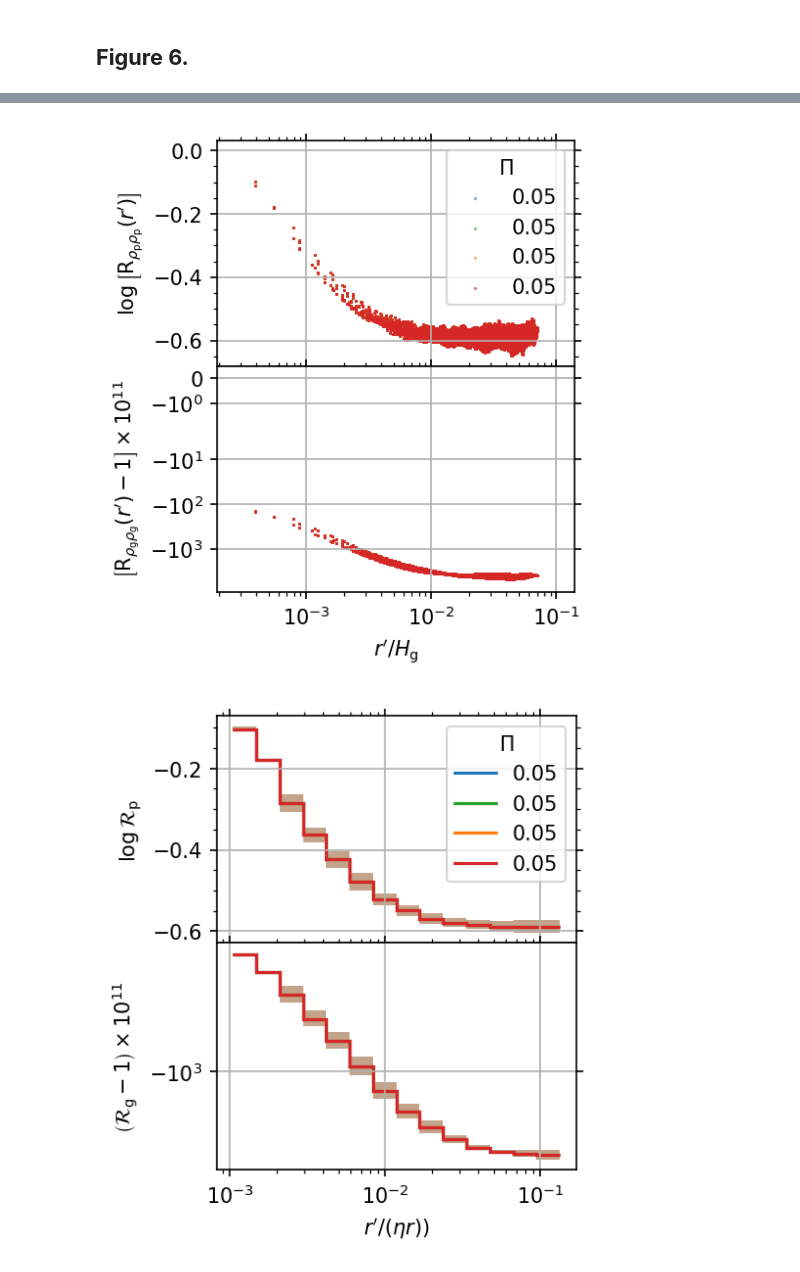
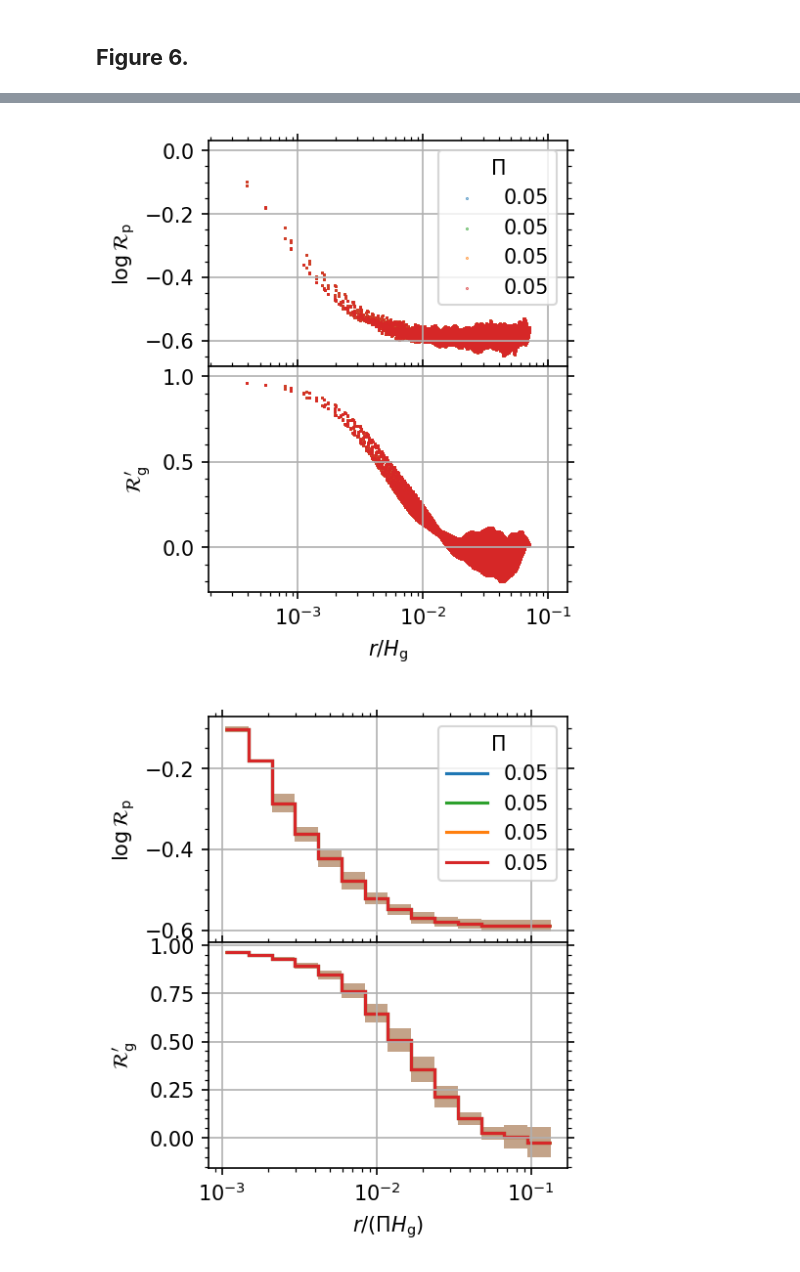
Before and after one commit to sabaronett/streaming-instability, a Jupyter notebook: ipynb/ACF.ipynb, the cells around one changed output, grey strips where cells are left out. Drawn from its saved outputs; the diff is of its cells as text; code cells hidden in the pictures.

```diff
--- a/ipynb/ACF.ipynb
+++ b/ipynb/ACF.ipynb
@@ -204,19 +209,25 @@ for i, Pi in enumerate(Pis):
     x0, z0 = int(len(xv)/2), int(len(zv)/2)
     pole = (xv[x0], zv[z0])
     rv = norms(xv, zv, pole)
+
+    # Process dust
     ft = fftpack.fft2(data['rhop'][0])
     ac = fftpack.ifft2(ft*np.conjugate(ft)).real
     norm = ac/ac[0][0]
     shift = fftpack.fftshift(norm)
     log = np.log10(shift)
-    ft = fftpack.fft2(data['rho'][0])
+
+    # Process gas
+    diff = data['rho'][0] - 1
+    ft = fftpack.fft2(diff)
     ac = fftpack.ifft2(ft*np.conjugate(ft)).real
     norm = ac/ac[0][0]
     shift = fftpack.fftshift(norm)
-    offset = (shift - 1)*1e11
+    # offset = (shift - 1)*1e11
 
+    # Plot spectrum
     axs[0].scatter(rv, log, s=0.1, color=Pi[1], label=Pi[0])
-    axs[1].scatter(rv, offset, s=0.1, color=Pi[1])
+    axs[1].scatter(rv, shift, s=0.1, color=Pi[1])
     # print(f'\tdone.', flush=True)
 
 for ax in axs.flat:
@@ -227,15 +238,15 @@ for ax in axs.flat:
 
 # Format and save figure
 axs[0].legend(loc='upper right', title=r'$\Pi$')
-axs[0].set(ylabel=r'$\log\left[\mathrm{R}_{\rho_\mathrm{p}\rho_\mathrm{p}}(r^\prime)\right]$')
-axs[1].set(xlim=(left, right), ylim=(-9e3, 0.5), xscale='log', yscale='symlog',
-           xlabel=r'$r^\prime/H_\mathrm{g}$',
-           ylabel=r'$\left[\mathrm{R}_{\rho_\mathrm{g}\rho_\mathrm{g}}(r^\prime)-1\right]\times10^{11}$')
+axs[0].set(ylabel=r'$\log\mathcal{R}_\mathrm{p}$')
+axs[1].set(xlim=(left, right), xscale='log', #ylim=(-9e3, 0.5)
+           xlabel=r'$r/H_\mathrm{g}$',
+           ylabel=r'$\mathcal{R}_\mathrm{g}^\prime$')
 plt.subplots_adjust(hspace=0)
 # plt.savefig(f'figs/{case}_Rs_pow-spect.png', bbox_inches='tight', pad_inches=0.01)
 plt.show()
 # %% [output]
-[figure, old version]
+[figure, new version]
 # %%
 import sys
 sys.path.insert(0, '/home/stanley/bitbucket/ccyang/athena-dust/vis/python')
@@ -278,6 +289,7 @@ for i, Pi in enumerate(Pis):
     leftmost_edge = r0/np.sqrt(base)
     num = int(np.sqrt(res))
     bin_edges = leftmost_edge*np.logspace(0, num, num=(num + 1), base=base)
+
     # Process dust
     ft = fftpack.fft2(data['rhop'][0])
     ac = fftpack.ifft2(ft*np.conjugate(ft)).real
@@ -291,44 +303,47 @@ for i, Pi in enumerate(Pis):
         log.ravel(), statistic='std', bins=bin_edges)
     dust_highs = dust_means + dust_stds
     dust_lows = dust_means - dust_stds
+
     # Process gas
-    ft = fftpack.fft2(data['rho'][0])
+    diff = data['rho'][0] - 1
+    ft = fftpack.fft2(diff)
     ac = fftpack.ifft2(ft*np.conjugate(ft)).real
     norm = ac/ac[0][0]
     shift = fftpack.fftshift(norm)
-    offset = (shift.ravel() - 1)*1e11
-    offset = np.delete(offset, indices)
+    shift = shift.ravel()
+    shift = np.delete(shift, indices)
     gas_means, bin_edges, binnumnber = stats.binned_statistic(rv.ravel(),
-        offset.ravel(), statistic='mean', bins=bin_edges)
+        shift.ravel(), statistic='mean', bins=bin_edges)
     gas_stds, bin_edges, binnumnber = stats.binned_statistic(rv.ravel(),
-        offset.ravel(), statistic='std', bins=bin_edges)
+        shift.ravel(), statistic='std', bins=bin_edges)
     gas_highs = gas_means + gas_stds
     gas_lows = gas_means - gas_stds
     bin_counts, bin_edges, binnumnber = stats.binned_statistic(rv.ravel(),
         rv.ravel(), statistic='count', bins=bin_edges)
 
+    # Plot histograms
     axs[0].stairs(dust_means, bin_edges/etar, baseline=float('-inf'),
                   color=Pi[1], lw=1.5, label=Pi[0])
     axs[0].stairs(dust_highs, bin_edges/etar, baseline=dust_lows, fill=True,
                 color=Pi[1], alpha=0.2)
     axs[1].stairs(gas_means, bin_edges/etar, baseline=float('-inf'),
                   color=Pi[1], lw=1.5)
     axs[1].stairs(gas_highs, bin_edges/etar, baseline=gas_lows, fill=True,
                   color=Pi[1], alpha=0.2)
     # print(f'\tdone.', flush=True)
 
 for ax in axs.flat:
     ax.grid()
     ax.label_outer()
     ax.minorticks_on()
     ax.tick_params(axis='both', which='both', top=True, right=True)
 
 # Format and save figure
 axs[0].legend(title=r'$\Pi$')
 axs[0].set(ylabel=r'$\log\mathcal{R}_\mathrm{p}$')
-axs[1].set(yscale='symlog', xscale='log', xlabel=r'$r^\prime/(\eta r))$',
-           ylabel=r'$\left(\mathcal{R}_\mathrm{g}-1\right)\times10^{11}$')
+axs[1].set(xscale='log', xlabel=r'$r/(\Pi H_\mathrm{g})$',
+           ylabel=r'$\mathcal{R}_\mathrm{g}^\prime$')
 plt.subplots_adjust(hspace=0)
 # plt.savefig(f'figs/{case}_Rs_rad-prof.pdf', bbox_inches='tight', pad_inches=0.01)
 # %% [output]
-[figure, old version]
+[figure, new version]
```
Also changed, not shown: parts of 3 cells of this notebook.
